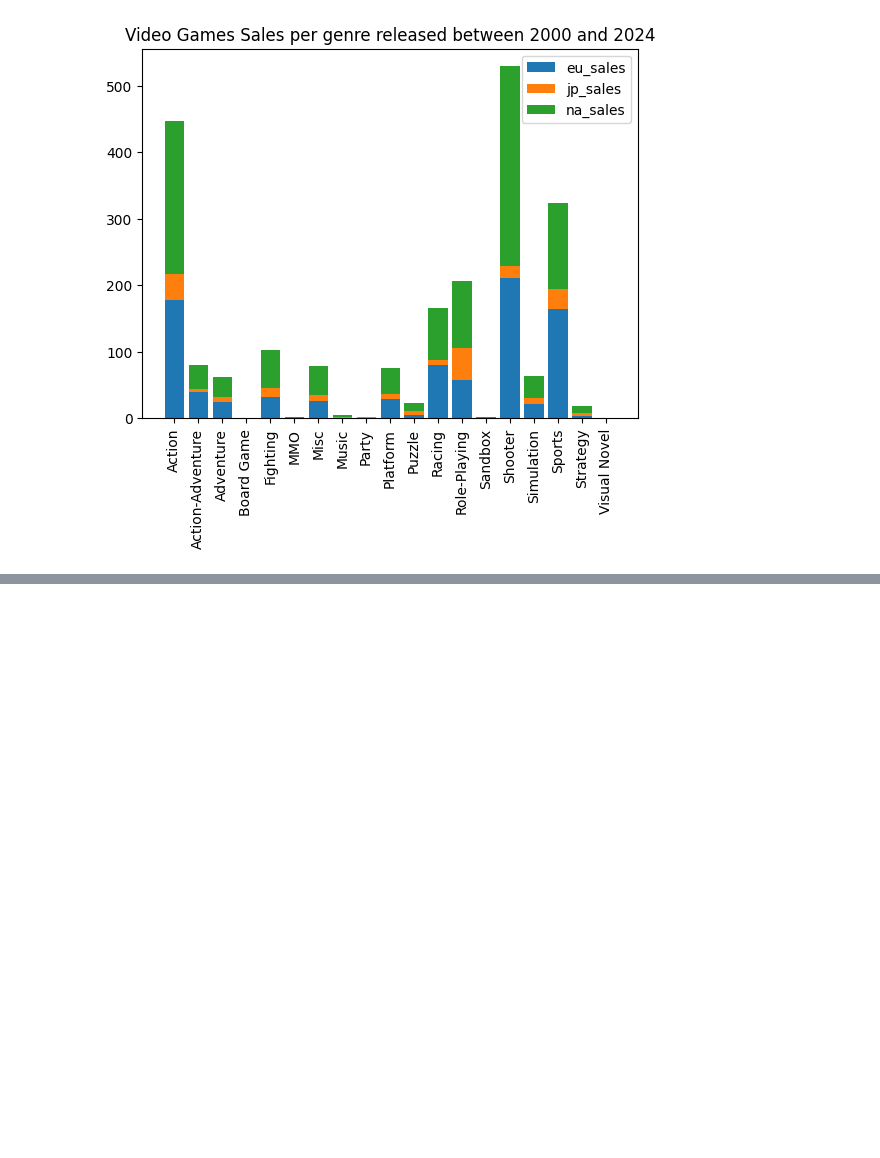
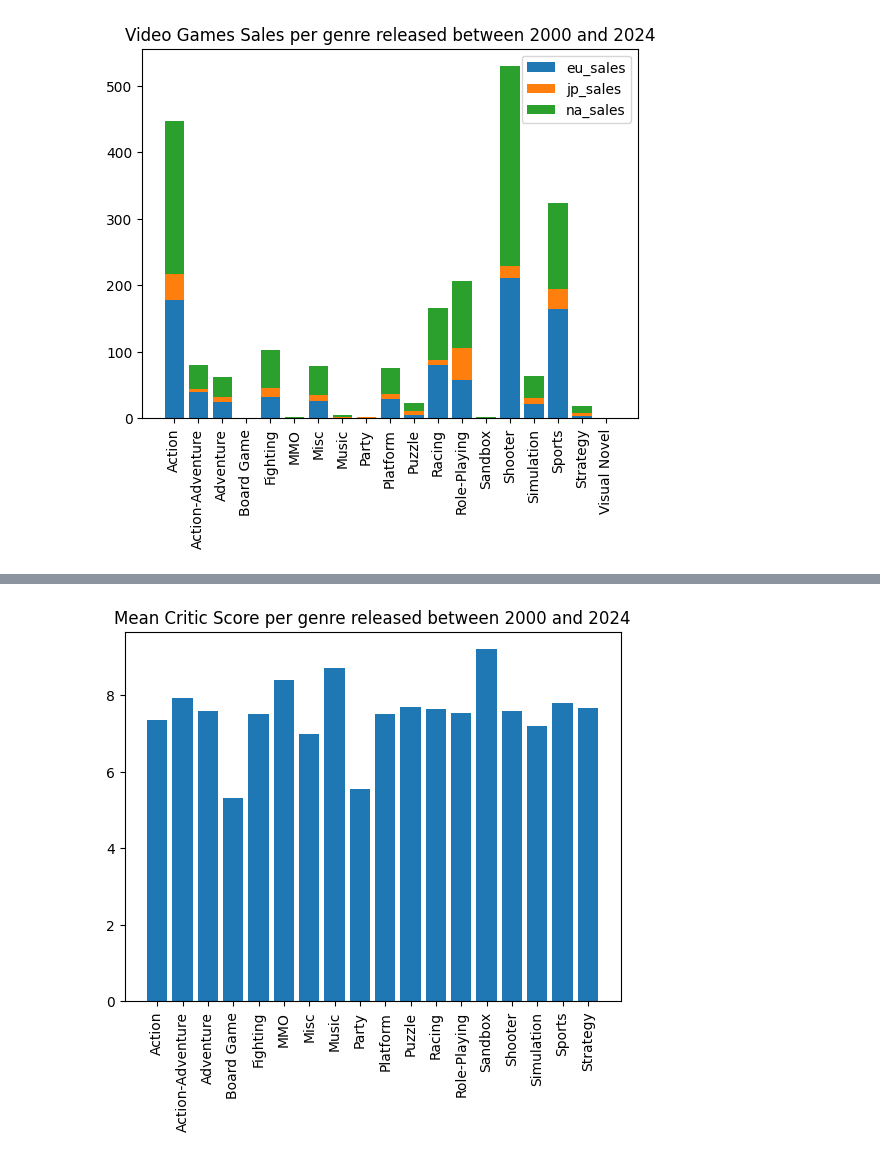
Before and after one commit to StarlaToR/DataScience, a Jupyter notebook: VideoGamesAnalysis.ipynb, the cells around one changed output, grey strips where cells are left out. Drawn from its saved outputs; the diff is of its cells as text; code cells hidden in the pictures; blank space fills up the shorter version.

```diff
--- a/VideoGamesAnalysis.ipynb
+++ b/VideoGamesAnalysis.ipynb
@@ -60,0 +71,11 @@ plt.show()
+# %%
+import matplotlib.pyplot as plt
+videogame_sales_2024_df_cleaned = videogame_sales_2024_df_cleaned.dropna(subset=['critic_score', 'genre'])
+salesPerGenre = videogame_sales_2024_df_cleaned[["genre", "critic_score"]]
+salesPerGenre = salesPerGenre.groupby(["genre"]).mean().reset_index()
+plt.bar(salesPerGenre["genre"], salesPerGenre["critic_score"], label="critic_score")
+plt.xticks(rotation=90)
+plt.title("Mean Critic Score per genre released between 2000 and 2024")
+plt.show()
+# %% [output]
+[figure, added]
```
Also changed, not shown: parts of 4 cells of this notebook.
